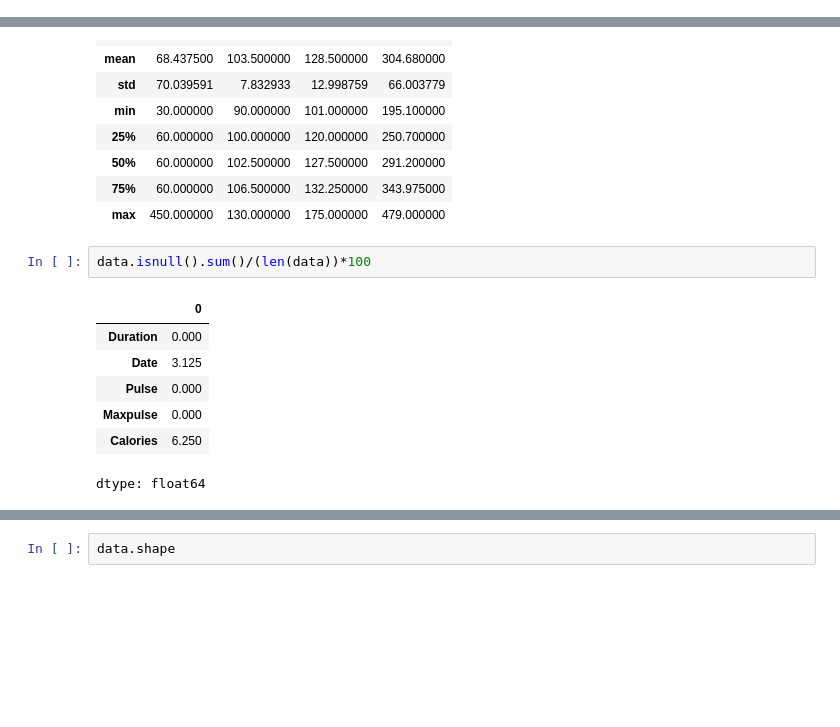
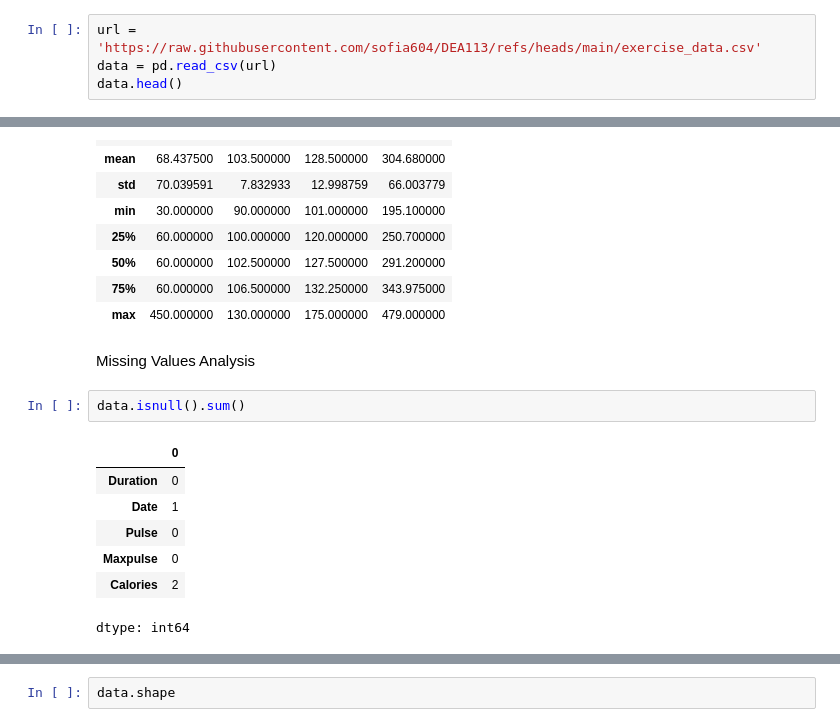
Before and after one commit to sofia604/DEA113, a Jupyter notebook: EDA.ipynb, the cells around one changed output, grey strips where cells are left out. Saved outputs shown, nothing was run; the diff lists cells and outputs as text; blank space fills up the shorter version.

Commit message:
Class6_ParticipationExercise

```diff
--- a/EDA.ipynb
+++ b/EDA.ipynb
@@ -14,0 +5,4 @@ data.head()
+# %%
+url = 'https://raw.githubusercontent.com/sofia604/DEA113/refs/heads/main/exercise_data.csv'
+data = pd.read_csv(url)
+data.head()
@@ -48,13 +49,15 @@ data.describe()
 | 50% | 60.000000 | 102.500000 | 127.500000 | 291.200000 |
 | 75% | 60.000000 | 106.500000 | 132.250000 | 343.975000 |
 | max | 450.000000 | 130.000000 | 175.000000 | 479.000000 |
+# %% [markdown]
+Missing Values Analysis
 # %%
-data.isnull().sum()/(len(data))*100
+data.isnull().sum()
 # %% [output]
 |  | 0 |
-| Duration | 0.000 |
-| Date | 3.125 |
-| Pulse | 0.000 |
-| Maxpulse | 0.000 |
-| Calories | 6.250 |
+| Duration | 0 |
+| Date | 1 |
+| Pulse | 0 |
+| Maxpulse | 0 |
+| Calories | 2 |
-dtype: float64
+dtype: int64
```
Also changed, not shown: parts of 18 cells of this notebook.
